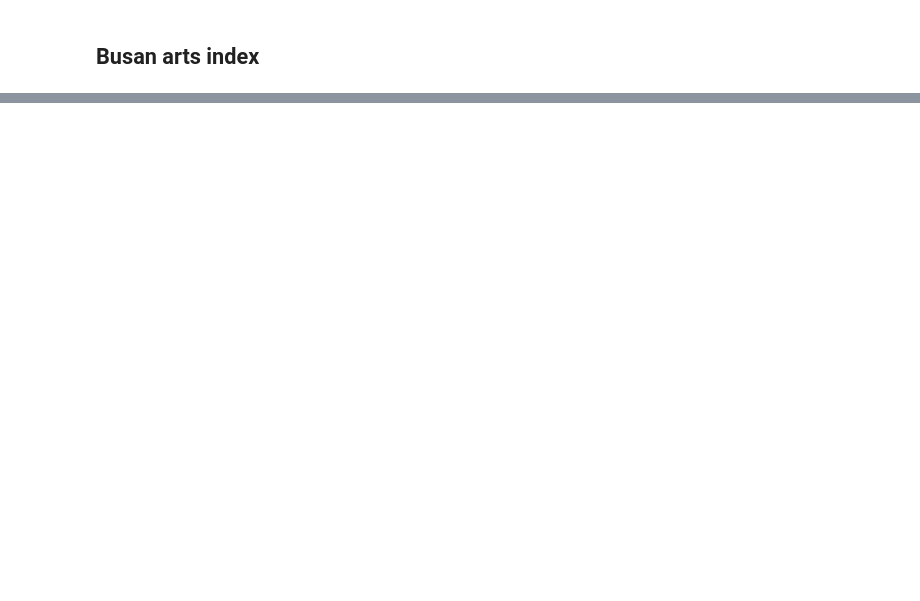
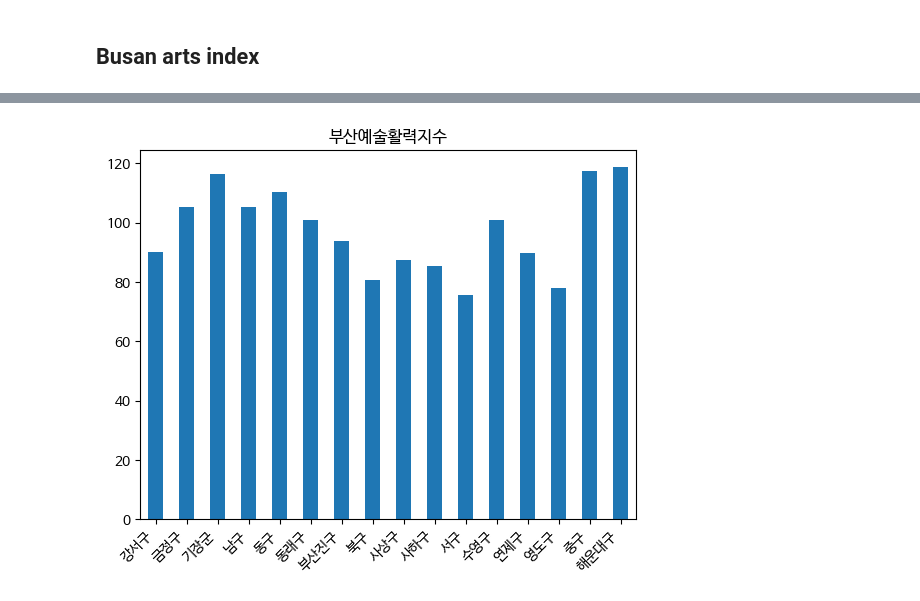
Before and after one commit to eunjuyummy/Arts_Pulse, a Jupyter notebook: data/busan/the_final_index/Busan_arts_index.ipynb, the cells around one changed output, grey strips where cells are left out. Cells and saved outputs as stored; diff of their text form; code cells hidden in the pictures; blank space fills up the shorter version.

```diff
--- a/data/busan/the_final_index/Busan_arts_index.ipynb
+++ b/data/busan/the_final_index/Busan_arts_index.ipynb
@@ -181,0 +209,16 @@ summary
+# %%
+import matplotlib.pyplot as plt
+
+# 폰트 설정
+plt.rcParams['font.family'] = 'NanumBarunGothic'
+
+Busan_Arts_Index['부산예술활력지수'].plot(kind='bar')
+plt.title('부산예술활력지수')
+
+# x축에 구별 이름 추가
+districts = ['강서구', '금정구', '기장군', '남구', '동구', '동래구', '부산진구', '북구', '사상구', '사하구', '서구', '수영구', '연제구', '영도구', '중구', '해운대구']
+plt.xticks(range(len(districts)), districts, rotation=45, ha='right')
+
+plt.show()
+# %% [output]
+[figure, added]
```
Also changed, not shown: parts of 13 cells of this notebook, 1 other file.
